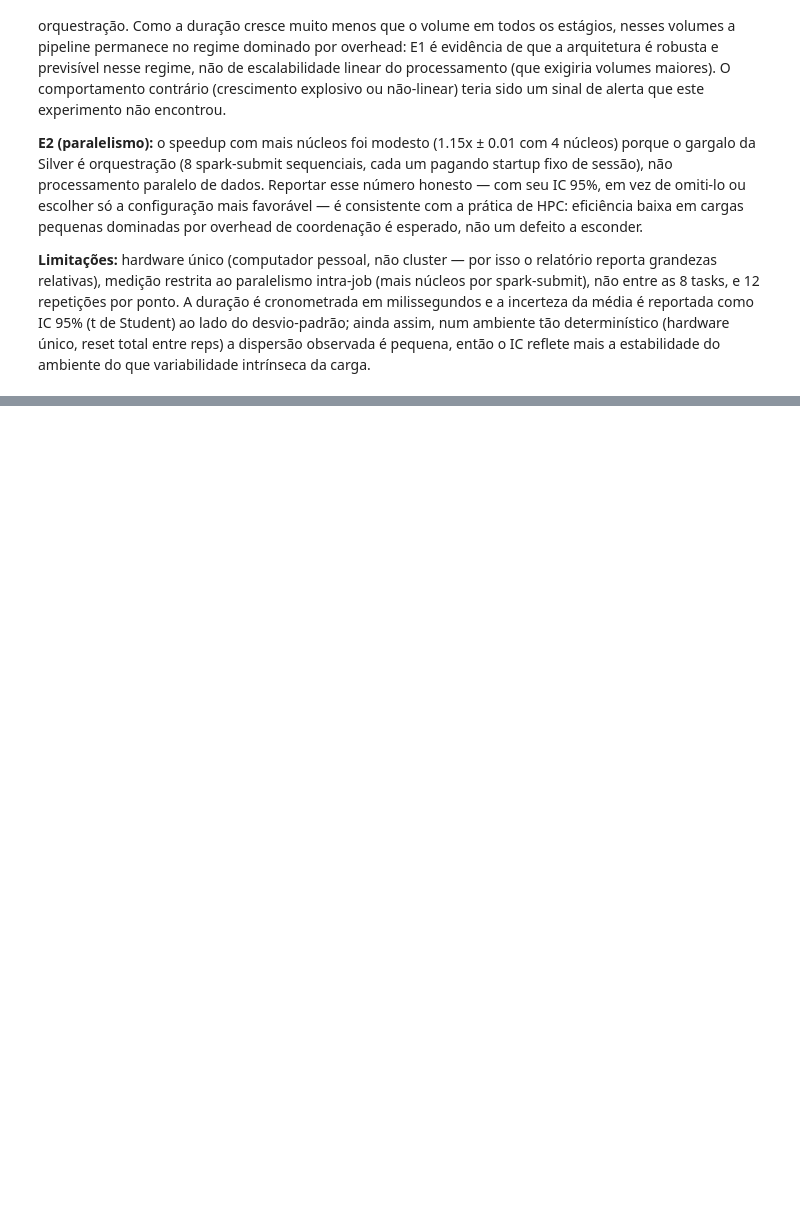
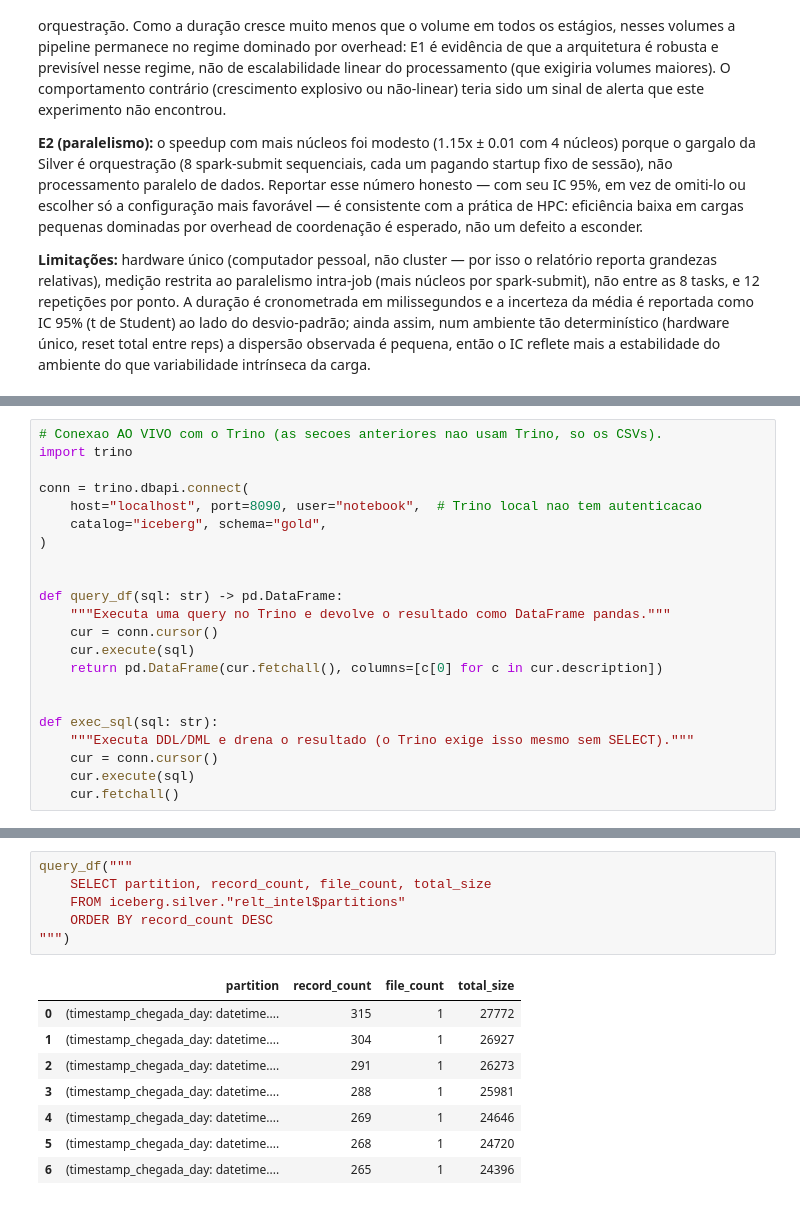
Before and after one commit to silvio-estat/ARTIGO_DLH, a Jupyter notebook: experimentos/sscad2026/relatorio_experimento.ipynb, the cells around one changed output, grey strips where cells are left out. Saved outputs shown, nothing was run; the diff lists cells and outputs as text; blank space fills up the shorter version.

```diff
--- a/experimentos/sscad2026/relatorio_experimento.ipynb
+++ b/experimentos/sscad2026/relatorio_experimento.ipynb
@@ -689,0 +716,22 @@ Tabelas exportadas (CSV + LaTeX) em: resultados/tabelas
+# %%
+# Conexao AO VIVO com o Trino (as secoes anteriores nao usam Trino, so os CSVs).
+import trino
+
+conn = trino.dbapi.connect(
+    host="localhost", port=8090, user="notebook",  # Trino local nao tem autenticacao
+    catalog="iceberg", schema="gold",
+)
+
+
+def query_df(sql: str) -> pd.DataFrame:
+    """Executa uma query no Trino e devolve o resultado como DataFrame pandas."""
+    cur = conn.cursor()
+    cur.execute(sql)
+    return pd.DataFrame(cur.fetchall(), columns=[c[0] for c in cur.description])
+
+
+def exec_sql(sql: str):
+    """Executa DDL/DML e drena o resultado (o Trino exige isso mesmo sem SELECT)."""
+    cur = conn.cursor()
+    cur.execute(sql)
+    cur.fetchall()
@@ -689,0 +794,15 @@ Tabelas exportadas (CSV + LaTeX) em: resultados/tabelas
+# %%
+query_df("""
+    SELECT partition, record_count, file_count, total_size
+    FROM iceberg.silver."relt_intel$partitions"
+    ORDER BY record_count DESC
+""")
+# %% [output]
+|  | partition | record_count | file_count | total_size |
+| 0 | (timestamp_chegada_day: datetime.... | 315 | 1 | 27772 |
+| 1 | (timestamp_chegada_day: datetime.... | 304 | 1 | 26927 |
+| 2 | (timestamp_chegada_day: datetime.... | 291 | 1 | 26273 |
+| 3 | (timestamp_chegada_day: datetime.... | 288 | 1 | 25981 |
+| 4 | (timestamp_chegada_day: datetime.... | 269 | 1 | 24646 |
+| 5 | (timestamp_chegada_day: datetime.... | 268 | 1 | 24720 |
+| 6 | (timestamp_chegada_day: datetime.... | 265 | 1 | 24396 |
```
Also changed, not shown: parts of 15 cells of this notebook, 4 other files.
